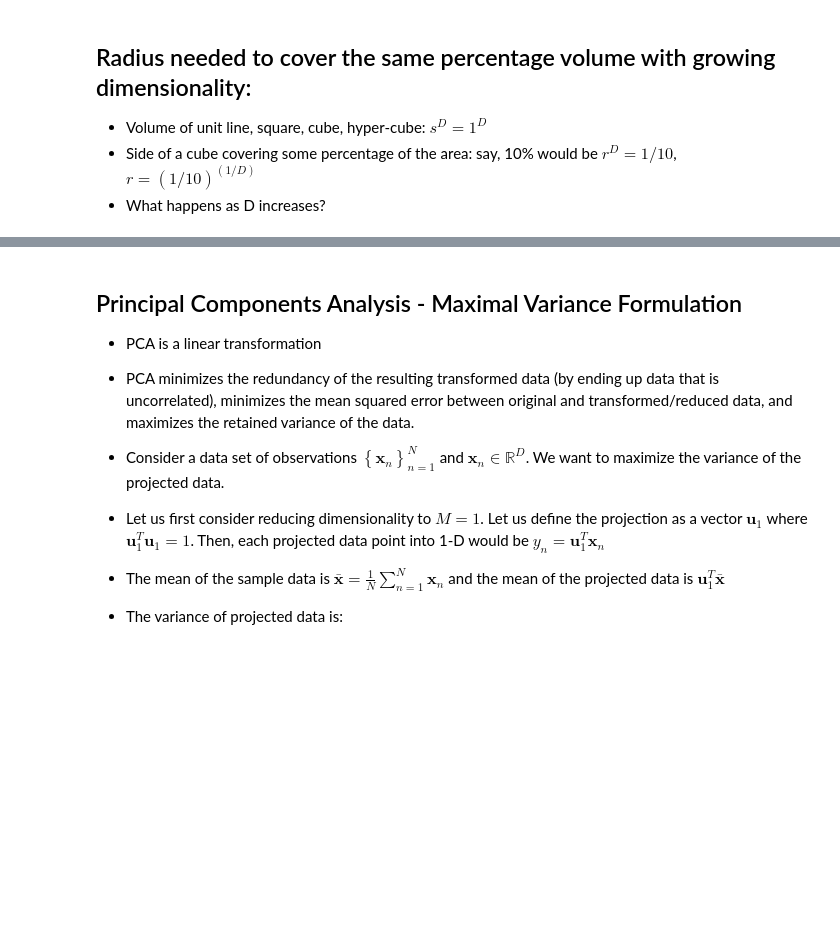
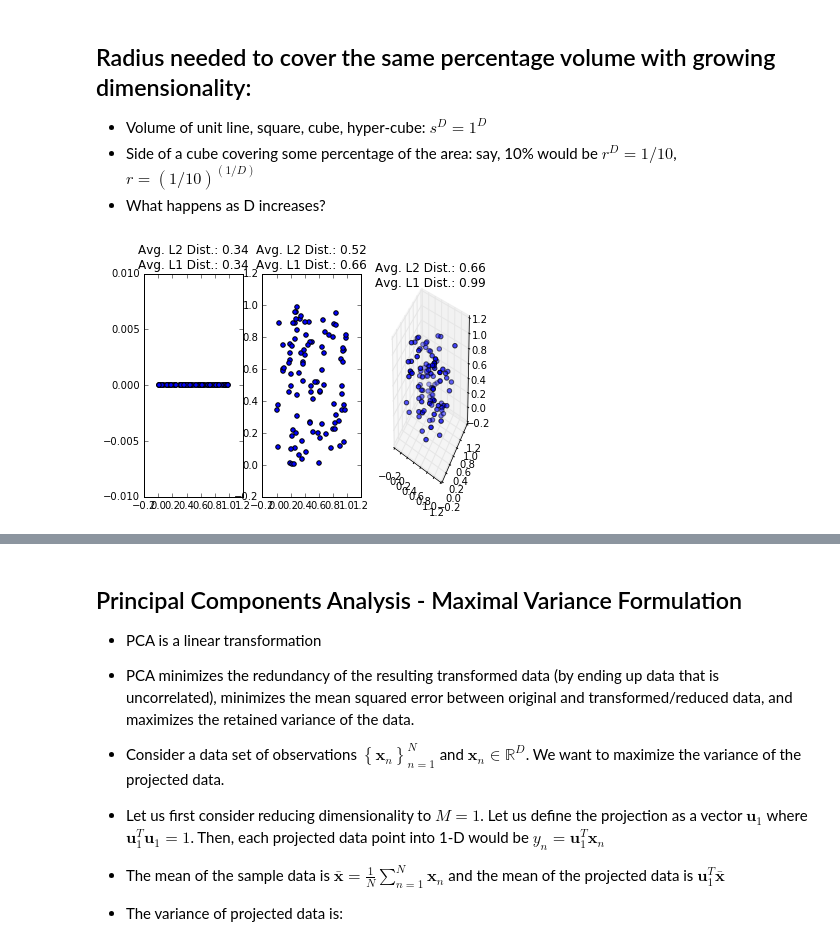
Before and after one commit to sawahashi3/LectureNotes, a Jupyter notebook: Lecture12_CurseDim/Curse of Dimensionality and Principal Components Analysis.ipynb, the cells around one changed output, grey strips where cells are left out. Drawn from its saved outputs; the diff is of its cells as text; code cells hidden in the pictures; blank space fills up the shorter version.

```diff
--- a/Lecture12_CurseDim/Curse of Dimensionality and Principal Components Analysis.ipynb
+++ b/Lecture12_CurseDim/Curse of Dimensionality and Principal Components Analysis.ipynb
@@ -99,34 +103,38 @@ points to characterize the unit cube as you go up in dimensionality.'''
 from mpl_toolkits.mplot3d import Axes3D
 import scipy.spatial.distance as sc
 import textwrap
+
+N = 100
 
 x1 = np.random.uniform(0,1,(N,1)) #generate N uniform random data points in the unit interval
 x2 = np.random.uniform(0,1,(N,2)) #generate N uniform random data points in the unit square
 x3 = np.random.uniform(0,1,(N,3)) #generate N uniform random data points in the unit cube
 y1 = np.mean(sc.pdist(x1, 'euclidean')) #compute avg euclidean distance between points
 y2 = np.mean(sc.pdist(x2, 'euclidean'))
 y3 = np.mean(sc.pdist(x3, 'euclidean'))
 z1 = np.mean(sc.pdist(x1, 'cityblock')) #compute l1 distance between points
 z2 = np.mean(sc.pdist(x2, 'cityblock'))
 z3 = np.mean(sc.pdist(x3, 'cityblock'))
 
 #plot results
 fig = plt.figure()
 ax = fig.add_subplot(*[1,3,1])
 ax.scatter(x1, np.zeros((N,1)))
 myTitle = 'Avg. L2 Dist.: ' + str("%.2f"%y1) + ' Avg. L1 Dist.: ' + str("%.2f"%z1);
 ax.set_title("\n".join(textwrap.wrap(myTitle, 20)))
 
 ax = fig.add_subplot(*[1,3,2])
 ax.scatter(x2[:,0], x2[:,1])
 myTitle = 'Avg. L2 Dist.: ' + str("%.2f"%y2) + ' Avg. L1 Dist.: ' + str("%.2f"%z2);
 ax.set_title("\n".join(textwrap.wrap(myTitle, 20)))
 
 ax = fig.add_subplot(*[1,3,3], projection='3d')
 ax.scatter(x3[:,0], x3[:,1], x3[:,2])
 myTitle = 'Avg. L2 Dist.: ' + str("%.2f"%y3) + ' Avg. L1 Dist.: ' + str("%.2f"%z3);
 ax.set_title("\n".join(textwrap.wrap(myTitle, 20)))
 plt.show();
+# %% [output]
+[figure, added]
 # %%
 #Percentage Volume Illustration (p=.1)
 
```
Also changed, not shown: parts of 4 cells of this notebook.
